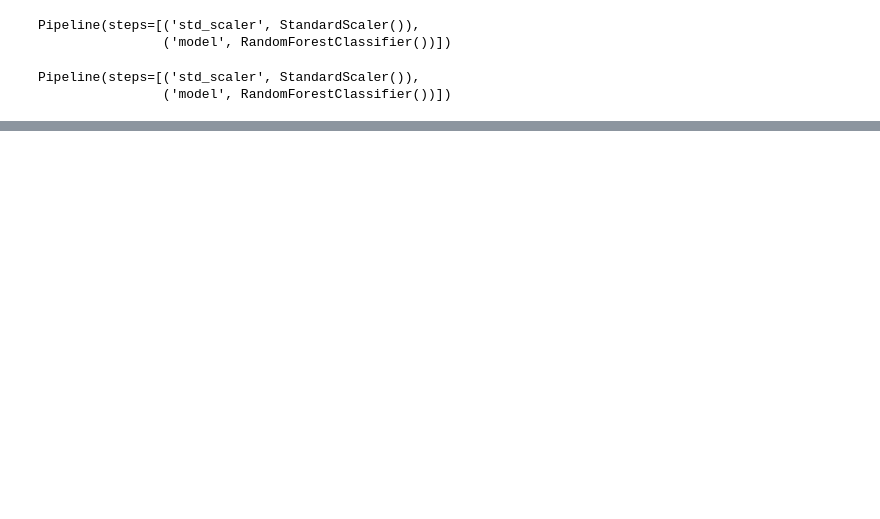
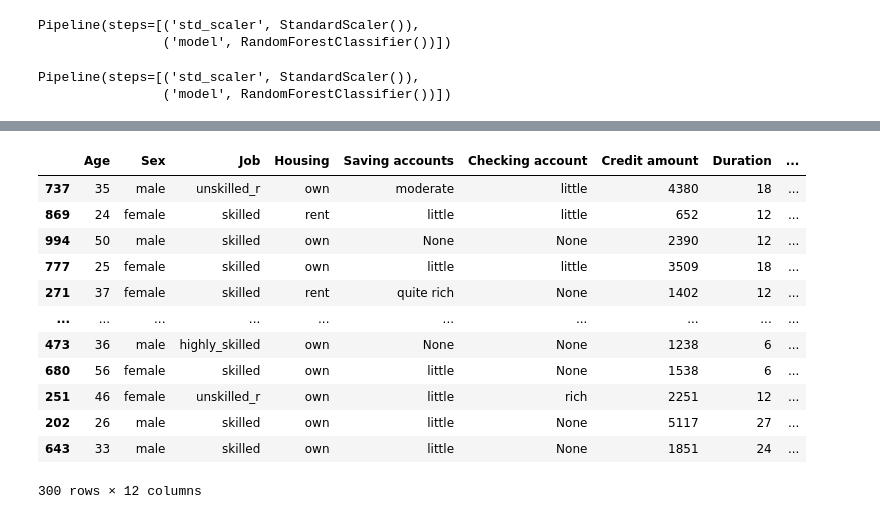
Before and after one commit to vitorkendia/projetos, a Jupyter notebook: Kaggle_Challenges/Kaggle_german_credit.ipynb, the cells around one changed output, grey strips where cells are left out. Cells and saved outputs as stored; diff of their text form; code cells hidden in the pictures; blank space fills up the shorter version.

```diff
--- a/Kaggle_Challenges/Kaggle_german_credit.ipynb
+++ b/Kaggle_Challenges/Kaggle_german_credit.ipynb
@@ -448,0 +1014,17 @@ weighted avg       0.70      0.72      0.70       300
+# %%
+sample1 = class1.sample(credit_data.Risk.value_counts()[1])
+sample1
+# %% [output]
+|  | Age | Sex | Job | Housing | Saving accounts | Checking account | Credit amount | Duration | ... |
+| 737 | 35 | male | unskilled_r | own | moderate | little | 4380 | 18 | ... |
+| 869 | 24 | female | skilled | rent | little | little | 652 | 12 | ... |
+| 994 | 50 | male | skilled | own | None | None | 2390 | 12 | ... |
+| 777 | 25 | female | skilled | own | little | little | 3509 | 18 | ... |
+| 271 | 37 | female | skilled | rent | quite rich | None | 1402 | 12 | ... |
+| ... | ... | ... | ... | ... | ... | ... | ... | ... | ... |
+| 473 | 36 | male | highly_skilled | own | None | None | 1238 | 6 | ... |
+| 680 | 56 | female | skilled | own | little | None | 1538 | 6 | ... |
+| 251 | 46 | female | unskilled_r | own | little | rich | 2251 | 12 | ... |
+| 202 | 26 | male | skilled | own | little | None | 5117 | 27 | ... |
+| 643 | 33 | male | skilled | own | little | None | 1851 | 24 | ... |
+300 rows × 12 columns
```
Also changed, not shown: parts of 100 cells of this notebook.
